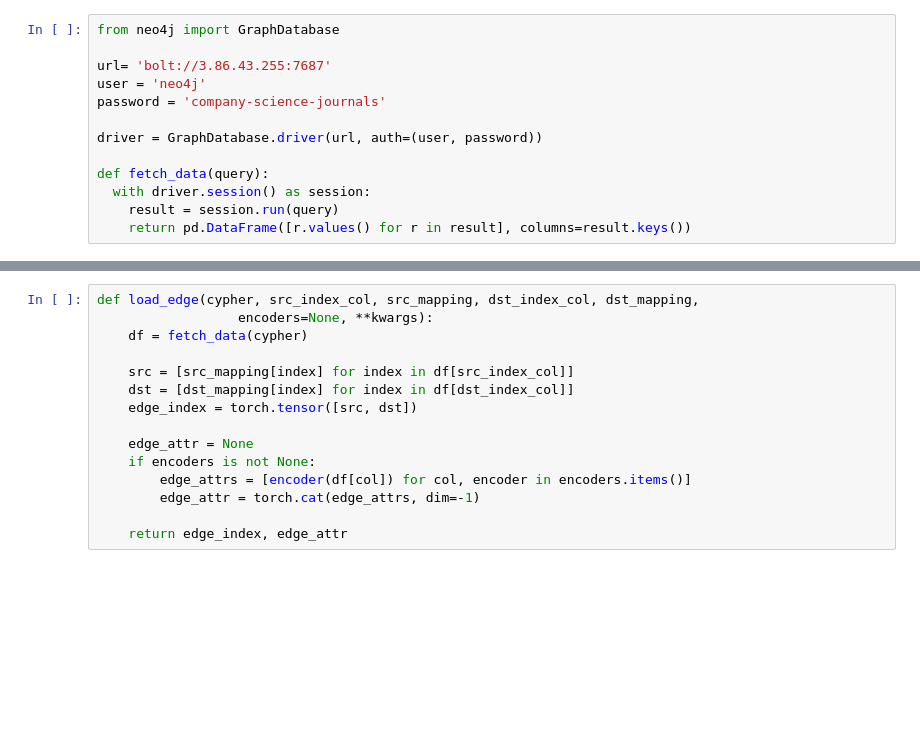
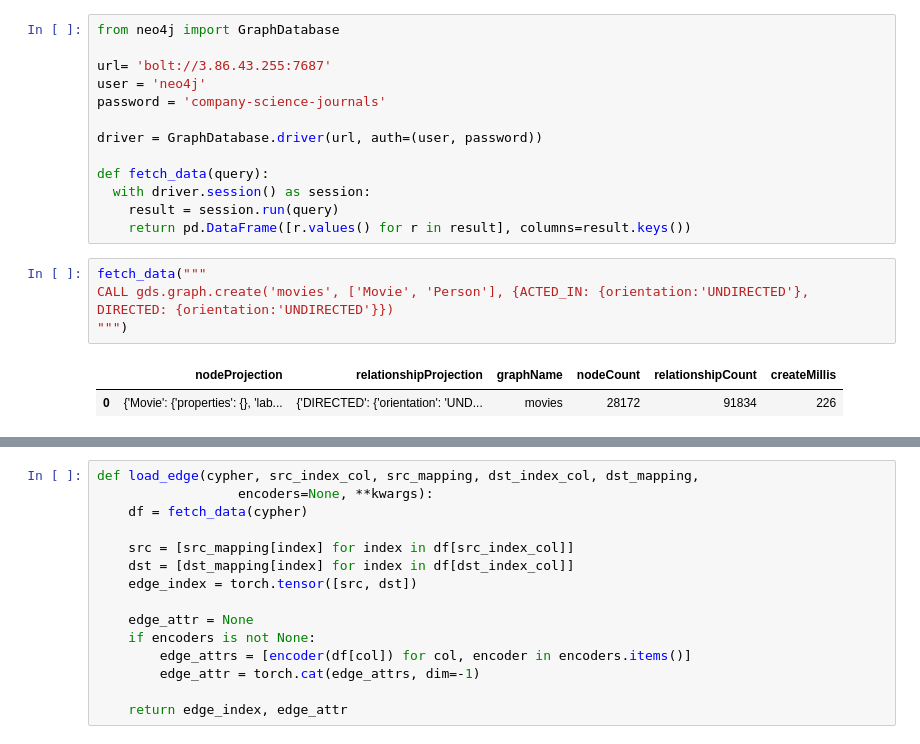
Before and after one commit to tomasonjo/blogs, a Jupyter notebook: pyg2neo/Movie_recommendations.ipynb, the cells around one changed output, grey strips where cells are left out. Drawn from its saved outputs; the diff is of its cells as text; blank space fills up the shorter version.

```diff
--- a/pyg2neo/Movie_recommendations.ipynb
+++ b/pyg2neo/Movie_recommendations.ipynb
@@ -71,3 +53,10 @@ def fetch_data(query):
   with driver.session() as session:
     result = session.run(query)
     return pd.DataFrame([r.values() for r in result], columns=result.keys())
+# %%
+fetch_data("""
+CALL gds.graph.create('movies', ['Movie', 'Person'], {ACTED_IN: {orientation:'UNDIRECTED'}, DIRECTED: {orientation:'UNDIRECTED'}})
+""")
+# %% [output]
+|  | nodeProjection | relationshipProjection | graphName | nodeCount | relationshipCount | createMillis |
+| 0 | {'Movie': {'properties': {}, 'lab... | {'DIRECTED': {'orientation': 'UND... | movies | 28172 | 91834 | 226 |
```
Also changed, not shown: parts of 16 cells of this notebook.
